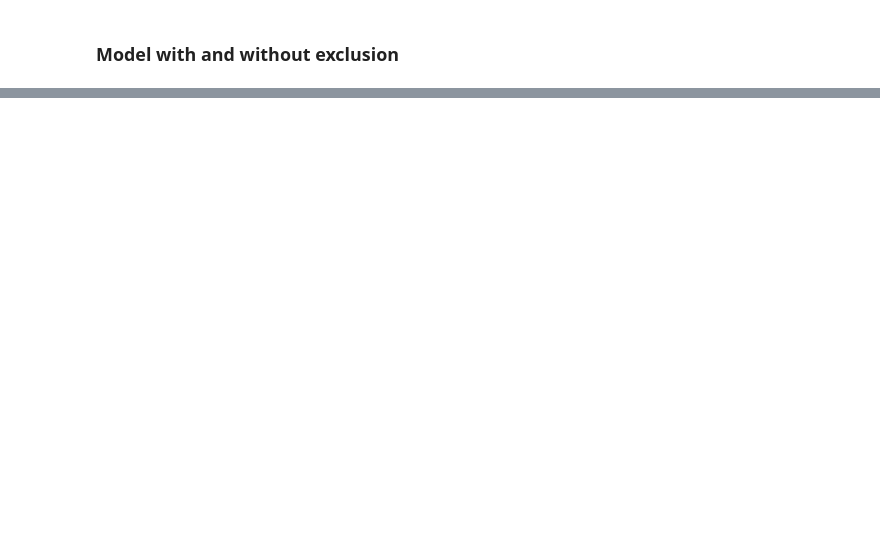
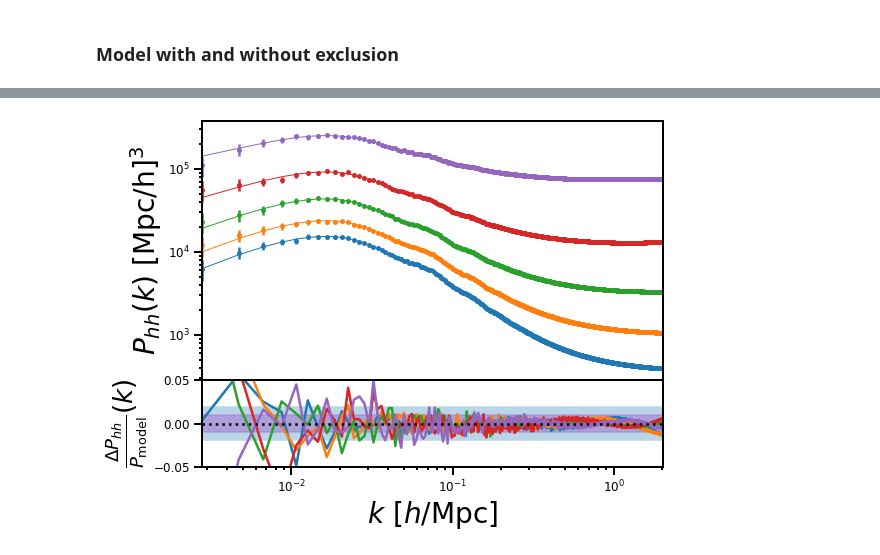
Before and after one commit to jmsull/gzpt, a Jupyter notebook: examples/k_exclusion.ipynb, the cells around one changed output, grey strips where cells are left out. Saved outputs shown, nothing was run; the diff lists cells and outputs as text; code cells hidden in the pictures; blank space fills up the shorter version.

```diff
--- a/examples/k_exclusion.ipynb
+++ b/examples/k_exclusion.ipynb
@@ -76,0 +160,79 @@ Text(0, 0.5, '$P(k) \\ [\\rm{Mpc}/h]^{3}$')
+# %%
+#
+def wrap_e1(k,b1,A0,R,R1h,Re):
+    #print('nbar',nbar) #hacky
+    hhcc = AutoCorrelator(params = [nbar,b1,A0,R,R1h],hzpt=model,params_exc=[Re])
+    return hhcc.Power()(k)
+
+def wrap_e2(k,b1,A0,R,R1h,R1sq,R12,Re):
+    #print('nbar',nbar) #hacky
+    hhcc = AutoCorrelator(params = [nbar,b1,A0,R,R1h,R1sq,R12],hzpt=model,params_exc=[Re])
+    return hhcc.Power()(k)
+
+z=0.55
+from gzpt.utils import Nk
+treebins = np.loadtxt("../../../old_oldGZPT/gzpt/treeBINS.ini")
+#hh
+hh_k_bin = np.loadtxt('../../../old_oldGZPT/gzpt/sims/cc/treebins_k-space_z0.55_hh_params')
+
+nbins = np.arange(0,9)
+fig = plt.figure(figsize=(8,6),facecolor='white')
+ax1 = fig.add_axes([0.1, 0.3, 0.8, 0.6])#, #left bottom width height
+                  # xticklabels=[], ylim=(-1.2, 1.2))
+ax2 = fig.add_axes([0.1, 0.1, 0.8, 0.2],
+                   ylim=(-.05,.05))
+
+fit_pars=[]
+for i,b in enumerate(nbins):
+    #if(i <3):
+    if(i >=4):
+        print(i)
+        print(nbar)
+        #hhcc = AutoCorrelator(params = list(hh_k_bin[i]),hzpt=model,params_exc=[1])
+        kf,Pkhh,Pkhm = np.loadtxt('../../../old_oldGZPT/gzpt/sims/cc/new-binM/cc_z0.55_bin{0}_halo_only_stats_big.txt'.format(b),unpack=True)
+        sn = Pkhh[0]
+        k_sim,Phh_sim = np.loadtxt('../../../old_oldGZPT/gzpt/sims/cc/new-binM/hh_z0.55_bin{0}_fid.txt'.format(b),unpack=True)
+        print(sn)
+        sigPhh = np.sqrt(2/Nk(k_sim,L=3200))*(Phh_sim)#-sn)*(1 + 1/((Phh_sim-sn)/sn))
+        nbar= 1/sn
+        k_index = np.where((k_sim>0))# & (k_sim<1.1))
+        k_cut, P_cuthh = k_sim[k_index],Phh_sim[k_index]
+
+        popt,_ = curve_fit(wrap_e1,k_cut,P_cuthh,p0=list(hh_k_bin[i][1:])+[1],
+                          bounds=(0,np.inf))#,sigma=sigPhh[k_index])
+        popt,_ = curve_fit(wrap_e2,k_cut,P_cuthh,p0=list(hh_k_bin[i][1:])+[25,2,1],
+                          bounds=([0,0,0,0,-100,1,0],np.inf))#,sigma=sigPhh[k_index])
+        fit_pars.append(popt)
+#         popt=fit_pars[i-4]
+        if(i==1):
+            p1 = ax1.plot(k_cut,wrap_e2(k_cut,*popt),lw=1)
+
+#             p1 = ax1.plot(k_cut,wrap_e1(k_cut,*popt),lw=1)
+        else:
+            p1 = ax1.plot(k_cut,wrap_e2(k_cut,*popt),lw=1)
+
+#             p1 = ax1.plot(k_cut,wrap_e1(k_cut,*popt),lw=1)
+
+        ax1.errorbar(k_cut,P_cuthh,sigPhh[k_index],ls=' ',marker='.',label='bin {0}'.format(i),c=p1[0].get_color())
+
+#         ax2.plot(k_cut,P_cuthh/wrap_e1(k_cut,*popt) -1,label='z{0}'.format(z),c=p1[0].get_color())
+        ax2.plot(k_cut,P_cuthh/wrap_e2(k_cut,*popt) -1,label='z{0}'.format(z),c=p1[0].get_color())
+
+
+ax2.set_xlabel(r'$k \ [h/\rm{Mpc}]$',fontsize=28)
+ax1.set_ylabel(r'$P_{hh} (k)\ [\rm{Mpc}/h]^{3}$',fontsize=28)
+ax2.set_ylabel(r'$\frac{\Delta P_{hh}}{P_{\rm{model}}} (k) $',fontsize=26)
+
+ax2.fill_between(k_sim,-0.01,0.01,alpha=0.3,color='m')
+ax2.fill_between(k_sim,-0.02,0.02,alpha=0.3)
+ax2.axhline(0,c='k',ls=':')
+ax1.set_xscale('log')
+ax1.set_yscale('log')
+ax2.set_xscale('log')
+ax1.set_xlim(min(k_cut),max(k_cut))
+ax2.set_xlim(min(k_cut),max(k_cut))
+#ax1.legend(prop={'size': 12})
+#plt.tight_layout()
+plt.savefig('./fc_fcc_nm2e_pk_thin_hh_fit_cc_bin.png',facecolor=fig.get_facecolor(), edgecolor='none')#.eps',dpi=600)
+plt.show()
+# %% [output]
@@ -76,0 +254 @@ Text(0, 0.5, '$P(k) \\ [\\rm{Mpc}/h]^{3}$')
+[figure, added]
```
Also changed, not shown: parts of 31 cells of this notebook, 11 other files.
